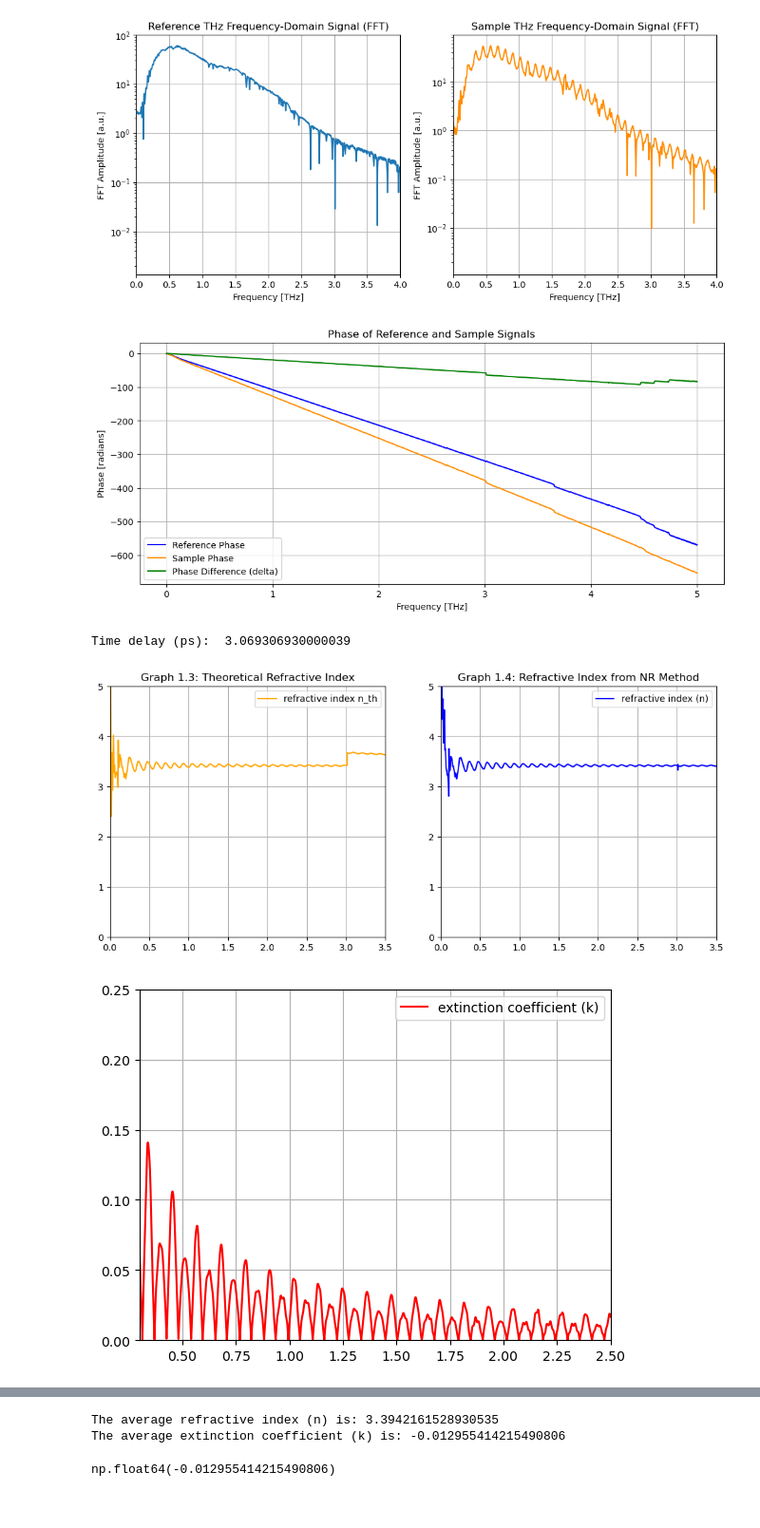
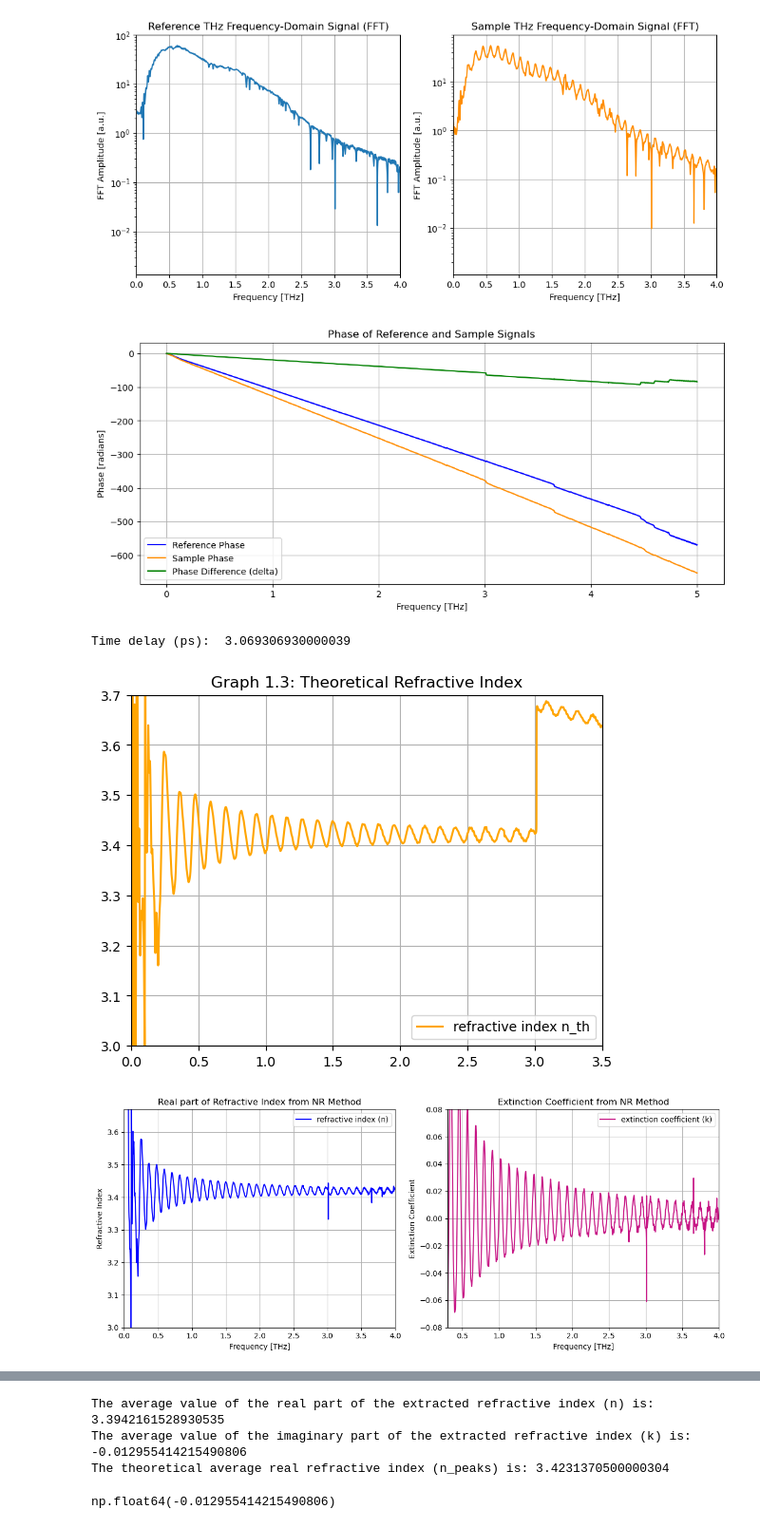
Before and after one commit to Loriginale2000/TerahertzProject, a Jupyter notebook: TheoTHzTDS/THz-TDS/Transfer Matrix Method/HRZ_Si_06_02_2026.ipynb, the cells around one changed output, grey strips where cells are left out. Shown at 95% size. Drawn from its saved outputs; the diff is of its cells as text; code cells hidden in the pictures.

```diff
--- a/TheoTHzTDS/THz-TDS/Transfer Matrix Method/HRZ_Si_06_02_2026.ipynb
+++ b/TheoTHzTDS/THz-TDS/Transfer Matrix Method/HRZ_Si_06_02_2026.ipynb
@@ -116,6 +116,10 @@ tphase_unwrapped = np.unwrap(transfer_phase)
 #tphase_unwrapped -= tphase_unwrapped[0]-0.5*np.pi
 ln_transfer = np.log(np.abs(transfer_signal) + 1e-12) + 1j * tphase_unwrapped
 
+# Theoretical refractive index from time delay betweens signal peaks
+delta_peaks = point_in_time_sample - point_in_time_ref
+delta_peaks_seconds = delta_peaks * 1e-12  # Convert ps to seconds
+n_peaks = c * delta_peaks_seconds / d + n_0
 
 refractive = 1 + (np.abs(delta)* c) / (2 * np.pi * frequency * d)
 
@@ -152,53 +156,62 @@ for i, f in enumerate(frequency, 0):
     ln_exp = np.log(np.abs(transfer_signal[i])) + 1j * tphase_unwrapped[i]
     n_values = new_raph( n_1 ,ln_exp, f,  iterations=70, tol=1e-10)
     n_.append(n_values)
 
 
 # print("Refractive index values:", n_)
 n_ = np.array(n_)
 
 
 # PLOTTING REFRACTIVE INDEX AND TRANSFER FUNCTION
 
-plt.figure(figsize=(12,5))
-
-plt.subplot(1,2,1)
+# REFRACTIVE INDICES REAL PART
 plt.plot(frequency*1e-12, refractive, label='Refractive Index [theoretical]', color='orange')
 plt.xlim(xmax = 3.5, xmin = 0)
-plt.ylim(ymin=0, ymax=5)
+plt.ylim(ymin=3.0, ymax=3.7)
 plt.legend(["refractive index n_th"])
 plt.grid(True)
 plt.title('Graph 1.3: Theoretical Refractive Index')
 
-plt.subplot(1,2,2)
+
+plt.figure(figsize=(12, 5))
+plt.subplot(1,2,1)
 plt.plot(frequency*1e-12, n_.real, label='Refractive Index [n]', color='blue')
-plt.xlim(xmax = 3.5, xmin = 0)
-plt.ylim(ymin=0, ymax=5)
+plt.xlim(xmax = 4, xmin = 0)
+plt.ylim(ymin=3, ymax=3.67)
 plt.legend(["refractive index (n)"])
 plt.grid(True)
-plt.title('Graph 1.4: Refractive Index from NR Method')
+plt.title('Real part of Refractive Index from NR Method')
+plt.xlabel('Frequency [THz]')
+plt.ylabel('Refractive Index')
+
+# EXTINCTION COEFFICIENT
+plt.subplot(1,2,2)
+plt.plot(frequency*1e-12, n_.imag, label='Extinction Coefficient (k)', color='mediumvioletred')
+plt.xlim(xmax = 4.0, xmin = 0.3)
+plt.ylim(ymin=-0.08, ymax=0.08)
+plt.legend(["extinction coefficient (k)"])
+plt.title('Extinction Coefficient from NR Method')
+plt.xlabel('Frequency [THz]')
+plt.ylabel('Extinction Coefficient')
+
+plt.grid(True)
+plt.tight_layout()
 plt.show()
 
-
-plt.plot(frequency*1e-12, np.abs(n_.imag), label='Extinction Coefficient (k)', color='red')
-plt.xlim(xmax = 2.5, xmin = 0.3)
-plt.ylim(0,0.25)
-plt.legend(["extinction coefficient (k)"])
-plt.grid(True)
-plt.show()
-
-plt.plot(frequency*1e-12, np.log(np.abs(transfer_signal)), label='Transfer Function Amplitude', color='green')
-plt.xlim(xmax = 5, xmin = 0)
+# NATURAL LOGARITHM OF THE TRANSFER FUNCTION
+plt.plot(frequency*1e-12, np.log(np.abs(transfer_signal)), label='Transfer Function Amplitude', color='teal')
+plt.xlim(0,3.5)
 plt.legend(["ln(T(ω)"])
-plt.title('Graph 1.5: ln(T(ω) vs Frequency')
+plt.title('ln(T(ω) vs Frequency')
 plt.grid(True)
 plt.show()
 
 
-print(f"The average refractive index (n) is: {np.mean(n_.real)}")
-print(f"The average extinction coefficient (k) is: {np.mean(n_.imag)}")
+print(f"The average value of the real part of the extracted refractive index (n) is: {np.mean(n_.real)}")
+print(f"The average value of the imaginary part of the extracted refractive index (k) is: {np.mean(n_.imag)}")
+print(f"The theoretical average real refractive index (n_peaks) is: {np.mean(n_peaks)}")
 # %% [output]
 [figure]
 Time delay (ps):  3.069306930000039
-[figure, old version]
+[figure, new version]
-[figure, old version]
+[figure, new version]
@@ -206,5 +219,6 @@ Time delay (ps):  3.069306930000039
-The average refractive index (n) is: 3.3942161528930535
-The average extinction coefficient (k) is: -0.012955414215490806
+The average value of the real part of the extracted refractive index (n) is: 3.3942161528930535
+The average value of the imaginary part of the extracted refractive index (k) is: -0.012955414215490806
+The theoretical average real refractive index (n_peaks) is: 3.4231370500000304
 # %%
 np.mean(abs(n_.imag))
 np.mean(n_.imag)
```
Also changed, not shown: parts of 5 cells of this notebook, 6 other files.
